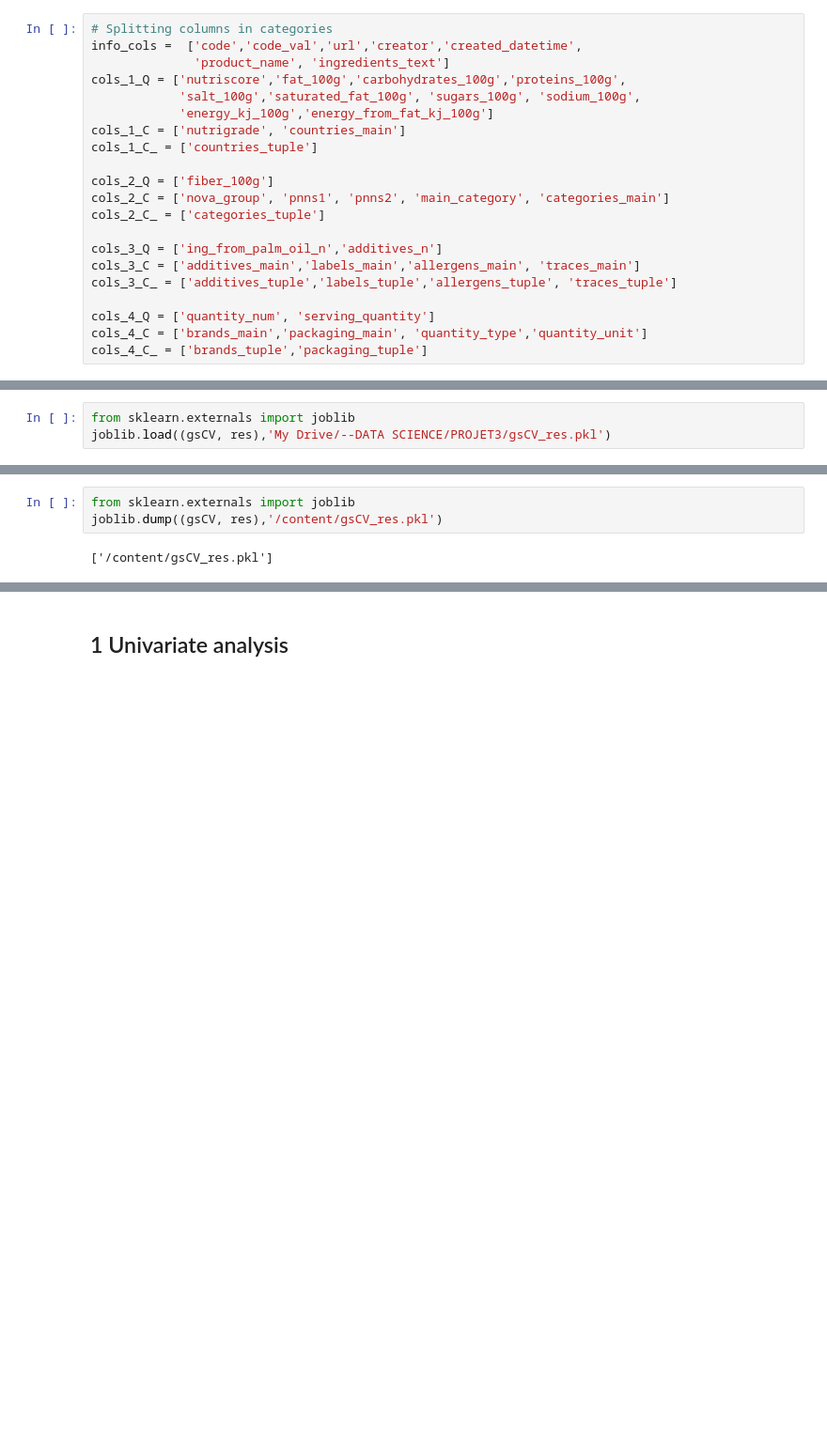
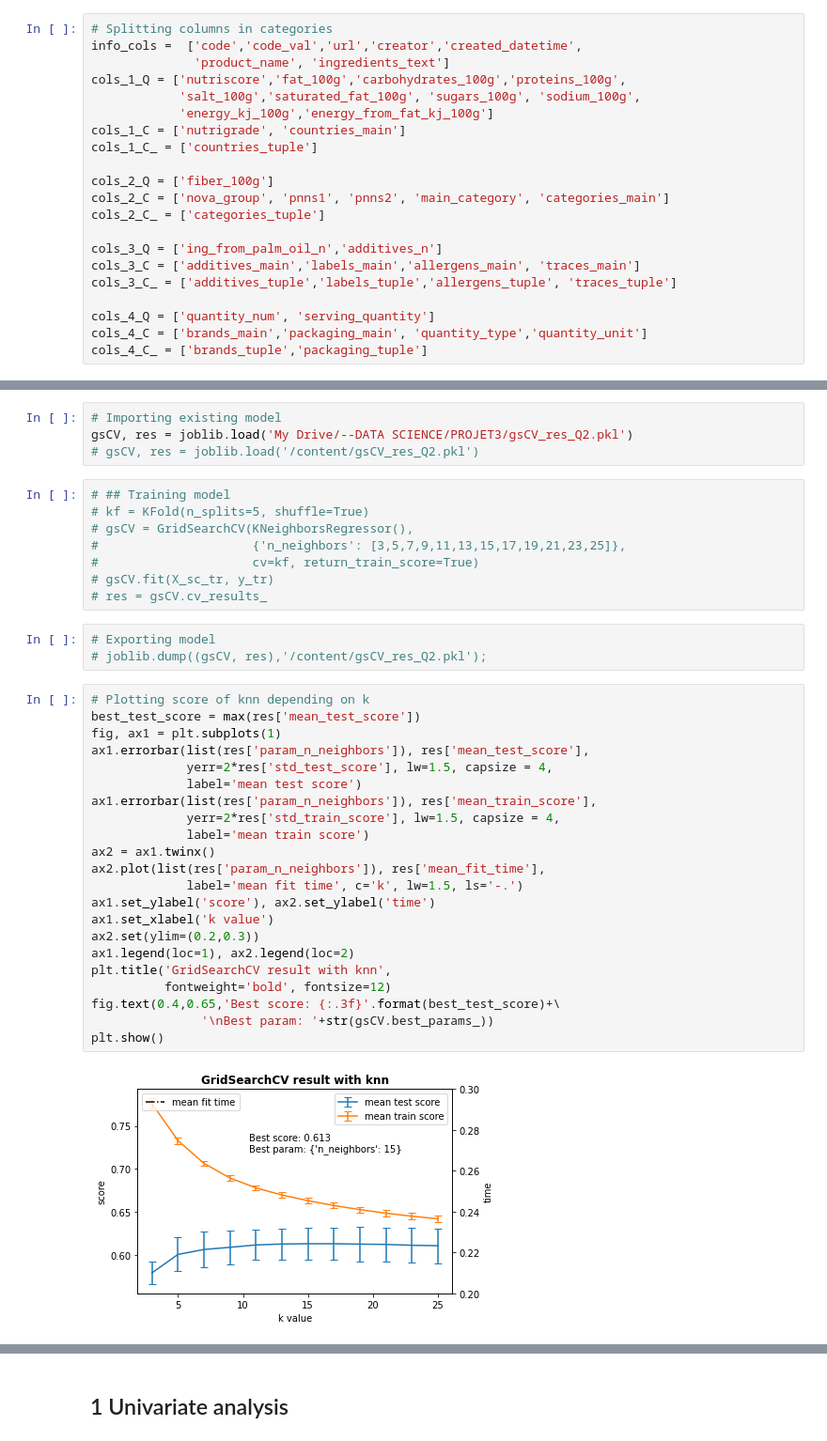
Before and after one commit to SmellyArmure/OC_DS_Project3, a Jupyter notebook: NOTEBOOKS/P3_Analysis.ipynb, the cells around one changed output, grey strips where cells are left out. Shown at 94% size. Drawn from its saved outputs; the diff is of its cells as text; blank space fills up the shorter version.

```diff
--- a/NOTEBOOKS/P3_Analysis.ipynb
+++ b/NOTEBOOKS/P3_Analysis.ipynb
@@ -151,3 +154,0 @@ for c in cols_1_C+cols_1_C_:
-# %%
-from sklearn.externals import joblib
-joblib.load((gsCV, res),'My Drive/--DATA SCIENCE/PROJET3/gsCV_res.pkl')
@@ -213,5 +184,39 @@ res
+# %%
+# Importing existing model
+gsCV, res = joblib.load('My Drive/--DATA SCIENCE/PROJET3/gsCV_res_Q2.pkl')
+# gsCV, res = joblib.load('/content/gsCV_res_Q2.pkl')
+# %%
+# ## Training model
+# kf = KFold(n_splits=5, shuffle=True)
+# gsCV = GridSearchCV(KNeighborsRegressor(),
+#                     {'n_neighbors': [3,5,7,9,11,13,15,17,19,21,23,25]},
+#                     cv=kf, return_train_score=True)
+# gsCV.fit(X_sc_tr, y_tr)
+# res = gsCV.cv_results_
 # %%
-from sklearn.externals import joblib
-joblib.dump((gsCV, res),'/content/gsCV_res.pkl')
+# Exporting model
+# joblib.dump((gsCV, res),'/content/gsCV_res_Q2.pkl');
-# %% [output]
-['/content/gsCV_res.pkl']
+# %%
+# Plotting score of knn depending on k
+best_test_score = max(res['mean_test_score'])
+fig, ax1 = plt.subplots(1)
+ax1.errorbar(list(res['param_n_neighbors']), res['mean_test_score'],
+             yerr=2*res['std_test_score'], lw=1.5, capsize = 4,
+             label='mean test score')
+ax1.errorbar(list(res['param_n_neighbors']), res['mean_train_score'],
+             yerr=2*res['std_train_score'], lw=1.5, capsize = 4,
+             label='mean train score')
+ax2 = ax1.twinx()
+ax2.plot(list(res['param_n_neighbors']), res['mean_fit_time'],
+             label='mean fit time', c='k', lw=1.5, ls='-.')
+ax1.set_ylabel('score'), ax2.set_ylabel('time')
+ax1.set_xlabel('k value')
+ax2.set(ylim=(0.2,0.3))
+ax1.legend(loc=1), ax2.legend(loc=2)
+plt.title('GridSearchCV result with knn',
+          fontweight='bold', fontsize=12)
+fig.text(0.4,0.65,'Best score: {:.3f}'.format(best_test_score)+\
+               '\nBest param: '+str(gsCV.best_params_))
+plt.show()
+# %% [output]
+[figure, added]
```
Also changed, not shown: parts of 66 cells of this notebook, 8 other files.
